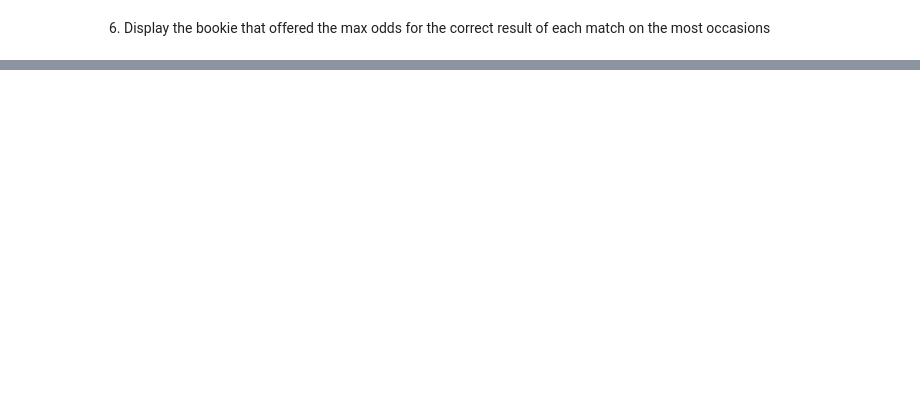
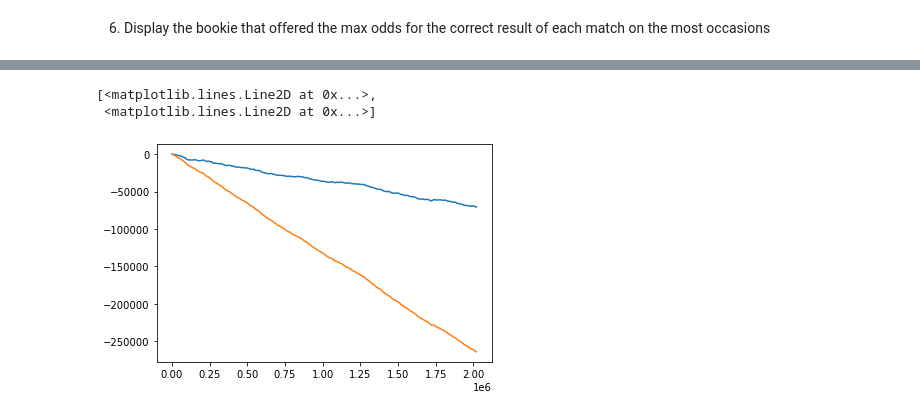
Before and after one commit to heuzec/UCDPA_CiaranHeuze, a Jupyter notebook: project.ipynb, the cells around one changed output, grey strips where cells are left out. Cells and saved outputs as stored; diff of their text form; code cells hidden in the pictures; blank space fills up the shorter version.

```diff
--- a/project.ipynb
+++ b/project.ipynb
@@ -189,0 +226,39 @@ plt.show()
+# %%
+# Create a Loop over all matches to calculate the total ROI
+
+# Initialise the variables for each total
+total_gain = 0
+total_bets = 0
+total_result = 0
+total_avg_result = 0
+
+# Use Lists to track incremental bets and results to plot later
+bucket_bets = [0]
+bucket_results = [0]
+bucket_avg_results = [0]
+bets_incr = 10000
+current_bets = 0
+
+for idx, row in closing_odds.sort_values('match_date').iterrows():
+  [gain, bets, result, avg_gain, avg_result] = match_ROI(row, "Pinnacle Sports")
+  total_gain = total_gain + gain
+  total_bets = total_bets + bets
+  total_result = total_result + result
+  total_avg_result = total_avg_result + avg_result
+
+  if (total_bets >= current_bets+bets_incr) :
+    bucket_bets.append(total_bets)
+    bucket_results.append(total_result)
+    bucket_avg_results.append(total_avg_result)
+    current_bets = total_bets
+
+print(total_result, total_avg_result)
+# %%
+# Plot the results of Pinnacle Sports sgainst the industry average:
+
+plt.plot(bucket_bets, bucket_results, bucket_bets, bucket_avg_results)
+#plt.legend([top_bookie,"industry"])
+# %% [output]
+[<matplotlib.lines.Line2D at 0x...>,
+ <matplotlib.lines.Line2D at 0x...>]
+[figure, added]
```
Also changed, not shown: parts of 19 cells of this notebook.
